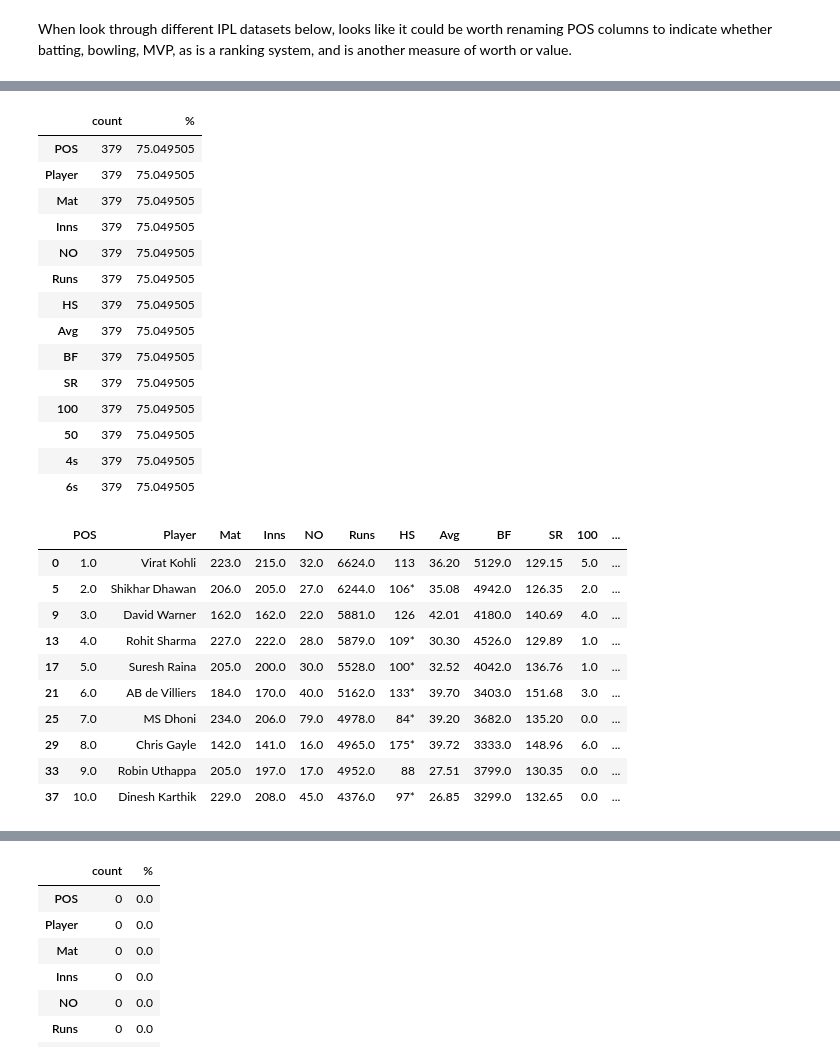
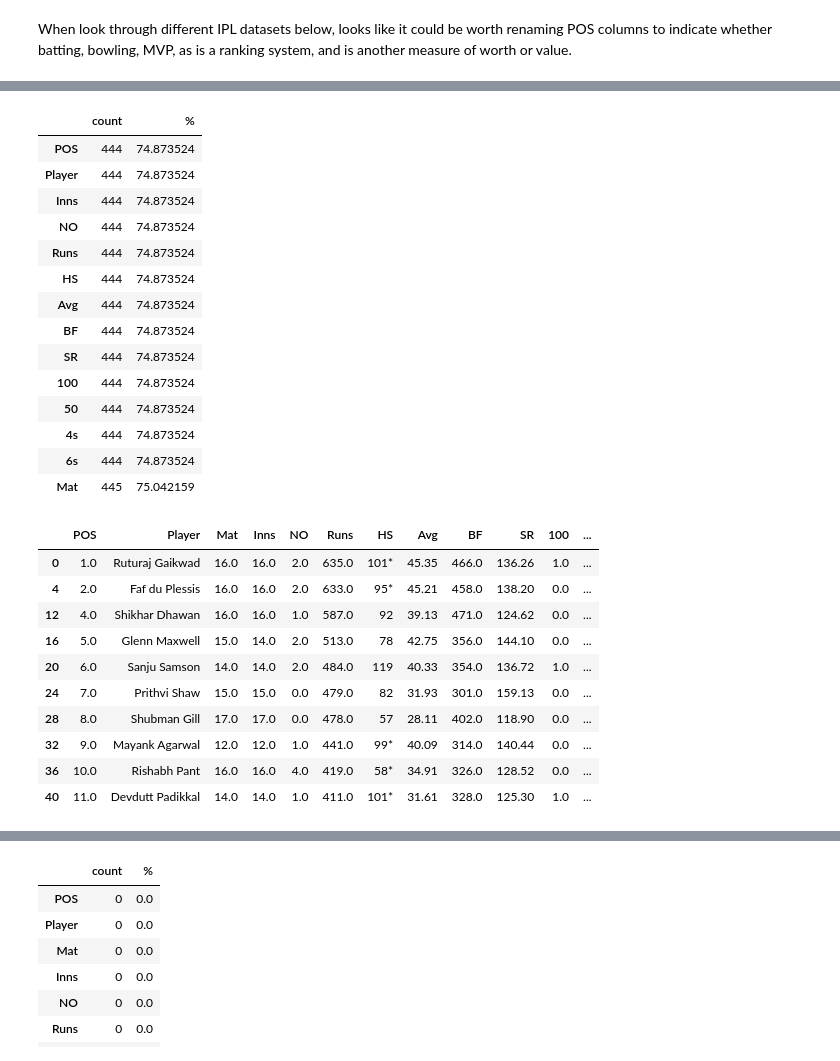
Before and after one commit to JonnyPearce/SpringboardCapstone2, a Jupyter notebook: Notebooks/Capstone2_CricketProject_Data_Wrangling_Jan 2023.ipynb, the cells around one changed output, grey strips where cells are left out. Saved outputs shown, nothing was run; the diff lists cells and outputs as text; code cells hidden in the pictures.

```diff
--- a/Notebooks/Capstone2_CricketProject_Data_Wrangling_Jan 2023.ipynb
+++ b/Notebooks/Capstone2_CricketProject_Data_Wrangling_Jan 2023.ipynb
@@ -175,8 +609,11 @@ missing.sort_values(by='count')
 # %%
 #Bring in the other datasets
-IPLBatStat = pd.read_csv(r'C:\Users\Pearc\OneDrive\Documents\Data Science\Springboard\SpringboardCapstone2\data\raw_data\IPL - BATTING ALL TIME .csv')
-IPLBowlStat = pd.read_excel(r'C:\Users\Pearc\OneDrive\Documents\Data Science\Springboard\SpringboardCapstone2\data\raw_data\ipl BOWLING ALL TIME.xlsx')
-IPLMVPStat = pd.read_excel(r'C:\Users\Pearc\OneDrive\Documents\Data Science\Springboard\SpringboardCapstone2\data\raw_data\ipl - most valuable player - 2022 season.xlsx')
+IPLBatStat21 = pd.read_excel(r'C:\Users\Pearc\OneDrive\Documents\Data Science\Springboard\SpringboardCapstone2\data\raw_data\new_data_Mar_23\2021_IPL_season_batting_data.xlsx')
+IPLBowlStat21 = pd.read_excel(r'C:\Users\Pearc\OneDrive\Documents\Data Science\Springboard\SpringboardCapstone2\data\raw_data\new_data_Mar_23\2021_IPL_season_bowling_data.xlsx')
+IPLMVPStat21 = pd.read_excel(r'C:\Users\Pearc\OneDrive\Documents\Data Science\Springboard\SpringboardCapstone2\data\raw_data\new_data_Mar_23\2021_IPL_season_MVP_data.xlsx')
+IPLBatStat22 = pd.read_excel(r'C:\Users\Pearc\OneDrive\Documents\Data Science\Springboard\SpringboardCapstone2\data\raw_data\new_data_Mar_23\2022_IPL_season_batting_data.xlsx')
+IPLBowlStat22 = pd.read_excel(r'C:\Users\Pearc\OneDrive\Documents\Data Science\Springboard\SpringboardCapstone2\data\raw_data\new_data_Mar_23\2022_IPL_season_bowling_data.xlsx')
+IPLMVPStat22 = pd.read_excel(r'C:\Users\Pearc\OneDrive\Documents\Data Science\Springboard\SpringboardCapstone2\data\raw_data\new_data_Mar_23\2022_IPL_season_MVP_data.xlsx')
 IntCrickSals = pd.read_excel(r'C:\Users\Pearc\OneDrive\Documents\Data Science\Springboard\SpringboardCapstone2\data\raw_data\International Mens Cricket Central Contract Salaries - 2021 22.xlsx')
 # %% [markdown]
 When look through different IPL datasets below, looks like it could be worth renaming POS columns to indicate whether batting, bowling, MVP, as is a ranking system, and is another measure of worth or value.
@@ -216,41 +653,41 @@ memory usage: 55.4+ KB
 # %%
 #And thus lot of missing data
-missing = pd.concat([IPLBatStat.isnull().sum(), 100 * IPLBatStat.isnull().mean()], axis=1)
+missing = pd.concat([IPLBatStat21.isnull().sum(), 100 * IPLBatStat21.isnull().mean()], axis=1)
 missing.columns=['count', '%']
 missing.sort_values(by='count')
 # %% [output]
 |  | count | % |
-| POS | 379 | 75.049505 |
-| Player | 379 | 75.049505 |
-| Mat | 379 | 75.049505 |
-| Inns | 379 | 75.049505 |
-| NO | 379 | 75.049505 |
-| Runs | 379 | 75.049505 |
-| HS | 379 | 75.049505 |
-| Avg | 379 | 75.049505 |
-| BF | 379 | 75.049505 |
-| SR | 379 | 75.049505 |
-| 100 | 379 | 75.049505 |
-| 50 | 379 | 75.049505 |
-| 4s | 379 | 75.049505 |
-| 6s | 379 | 75.049505 |
+| POS | 444 | 74.873524 |
+| Player | 444 | 74.873524 |
+| Inns | 444 | 74.873524 |
+| NO | 444 | 74.873524 |
+| Runs | 444 | 74.873524 |
+| HS | 444 | 74.873524 |
+| Avg | 444 | 74.873524 |
+| BF | 444 | 74.873524 |
+| SR | 444 | 74.873524 |
+| 100 | 444 | 74.873524 |
+| 50 | 444 | 74.873524 |
+| 4s | 444 | 74.873524 |
+| 6s | 444 | 74.873524 |
+| Mat | 445 | 75.042159 |
 # %%
 #Drop rows with missing values
-IPLBatStat.dropna(inplace=True)
+IPLBatStat21.dropna(inplace=True)
 # %%
 #Looks better
-IPLBatStat.head(10)
+IPLBatStat21.head(10)
 # %% [output]
 |  | POS | Player | Mat | Inns | NO | Runs | HS | Avg | BF | SR | 100 | ... |
-| 0 | 1.0 | Virat Kohli | 223.0 | 215.0 | 32.0 | 6624.0 | 113 | 36.20 | 5129.0 | 129.15 | 5.0 | ... |
-| 5 | 2.0 | Shikhar Dhawan | 206.0 | 205.0 | 27.0 | 6244.0 | 106* | 35.08 | 4942.0 | 126.35 | 2.0 | ... |
-| 9 | 3.0 | David Warner | 162.0 | 162.0 | 22.0 | 5881.0 | 126 | 42.01 | 4180.0 | 140.69 | 4.0 | ... |
-| 13 | 4.0 | Rohit Sharma | 227.0 | 222.0 | 28.0 | 5879.0 | 109* | 30.30 | 4526.0 | 129.89 | 1.0 | ... |
-| 17 | 5.0 | Suresh Raina | 205.0 | 200.0 | 30.0 | 5528.0 | 100* | 32.52 | 4042.0 | 136.76 | 1.0 | ... |
-| 21 | 6.0 | AB de Villiers | 184.0 | 170.0 | 40.0 | 5162.0 | 133* | 39.70 | 3403.0 | 151.68 | 3.0 | ... |
-| 25 | 7.0 | MS Dhoni | 234.0 | 206.0 | 79.0 | 4978.0 | 84* | 39.20 | 3682.0 | 135.20 | 0.0 | ... |
-| 29 | 8.0 | Chris Gayle | 142.0 | 141.0 | 16.0 | 4965.0 | 175* | 39.72 | 3333.0 | 148.96 | 6.0 | ... |
-| 33 | 9.0 | Robin Uthappa | 205.0 | 197.0 | 17.0 | 4952.0 | 88 | 27.51 | 3799.0 | 130.35 | 0.0 | ... |
-| 37 | 10.0 | Dinesh Karthik | 229.0 | 208.0 | 45.0 | 4376.0 | 97* | 26.85 | 3299.0 | 132.65 | 0.0 | ... |
+| 0 | 1.0 | Ruturaj Gaikwad | 16.0 | 16.0 | 2.0 | 635.0 | 101* | 45.35 | 466.0 | 136.26 | 1.0 | ... |
+| 4 | 2.0 | Faf du Plessis | 16.0 | 16.0 | 2.0 | 633.0 | 95* | 45.21 | 458.0 | 138.20 | 0.0 | ... |
+| 12 | 4.0 | Shikhar Dhawan | 16.0 | 16.0 | 1.0 | 587.0 | 92 | 39.13 | 471.0 | 124.62 | 0.0 | ... |
+| 16 | 5.0 | Glenn Maxwell | 15.0 | 14.0 | 2.0 | 513.0 | 78 | 42.75 | 356.0 | 144.10 | 0.0 | ... |
+| 20 | 6.0 | Sanju Samson | 14.0 | 14.0 | 2.0 | 484.0 | 119 | 40.33 | 354.0 | 136.72 | 1.0 | ... |
+| 24 | 7.0 | Prithvi Shaw | 15.0 | 15.0 | 0.0 | 479.0 | 82 | 31.93 | 301.0 | 159.13 | 0.0 | ... |
+| 28 | 8.0 | Shubman Gill | 17.0 | 17.0 | 0.0 | 478.0 | 57 | 28.11 | 402.0 | 118.90 | 0.0 | ... |
+| 32 | 9.0 | Mayank Agarwal | 12.0 | 12.0 | 1.0 | 441.0 | 99* | 40.09 | 314.0 | 140.44 | 0.0 | ... |
+| 36 | 10.0 | Rishabh Pant | 16.0 | 16.0 | 4.0 | 419.0 | 58* | 34.91 | 326.0 | 128.52 | 0.0 | ... |
+| 40 | 11.0 | Devdutt Padikkal | 14.0 | 14.0 | 1.0 | 411.0 | 101* | 31.61 | 328.0 | 125.30 | 1.0 | ... |
 # %%
 #And right number of players, etc
```
Also changed, not shown: parts of 114 cells of this notebook.
